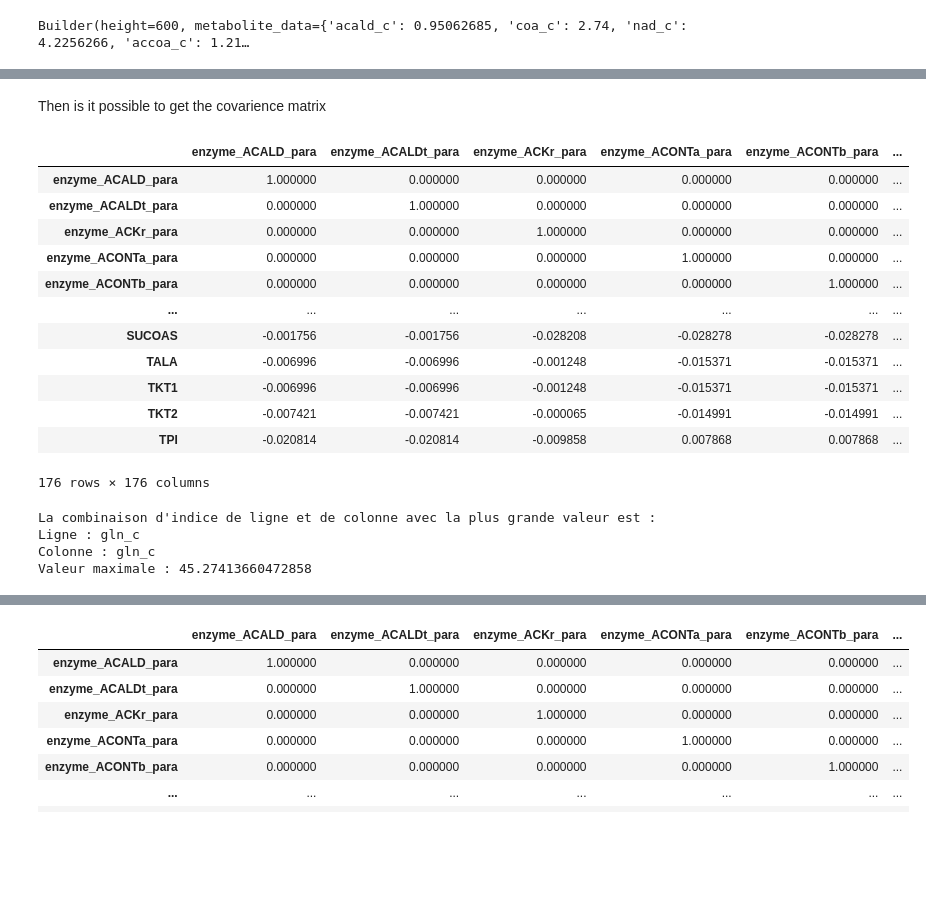
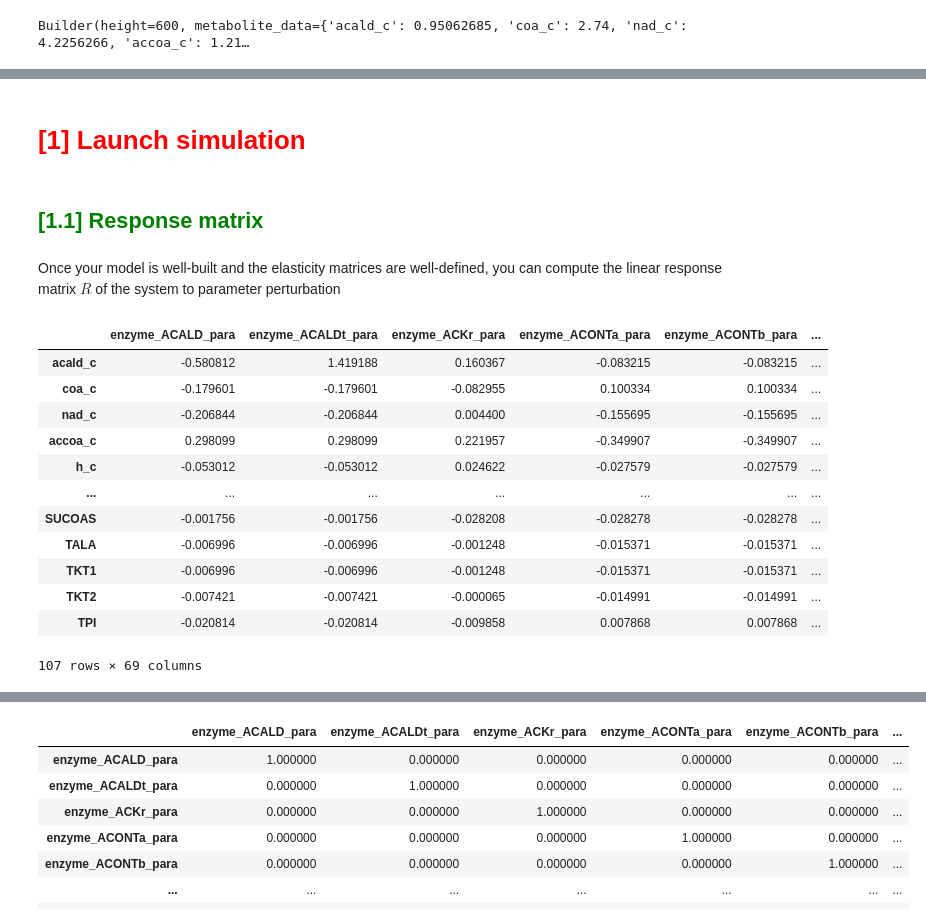
Before and after one commit to tuturax/BadAss, a Jupyter notebook: Notebooks/E_Coli_Core.ipynb, the cells around one changed output, grey strips where cells are left out. Cells and saved outputs as stored; diff of their text form; code cells hidden in the pictures; blank space fills up the shorter version.

```diff
--- a/Notebooks/E_Coli_Core.ipynb
+++ b/Notebooks/E_Coli_Core.ipynb
@@ -19,9 +18,0 @@ So we have to add parameters in the model and complete the elasticity matrix
-# %%
-model.enzymes.add_to_all_reaction()
-model.parameters.add_enzymes()
-
-model.parameters.add_externals()
-
-model.elasticity.s.half_satured()
-
-model.parameters.remove("Temperature")
@@ -41,40 +48,22 @@ Then we can add an enzyme linked to every reactions
-# %%
-model.enzymes.add_to_all_reaction()
-model.parameters.add_enzymes()
-# %% [markdown]
-Then is it possible to get the covarience matrix
+# %% [markdown]
+# <font color='red'> [1] Launch simulation </font>
+# %% [markdown]
+## <font color='green'> [1.1] Response matrix </font>
+# %% [markdown]
+Once your model is well-built and the elasticity matrices are well-defined, you can compute the linear response matrix $R$ of the system to parameter perturbation
 # %%
-model.covariance
+model.R
 # %% [output]
 |  | enzyme_ACALD_para | enzyme_ACALDt_para | enzyme_ACKr_para | enzyme_ACONTa_para | enzyme_ACONTb_para | ... |
-| enzyme_ACALD_para | 1.000000 | 0.000000 | 0.000000 | 0.000000 | 0.000000 | ... |
-| enzyme_ACALDt_para | 0.000000 | 1.000000 | 0.000000 | 0.000000 | 0.000000 | ... |
-| enzyme_ACKr_para | 0.000000 | 0.000000 | 1.000000 | 0.000000 | 0.000000 | ... |
-| enzyme_ACONTa_para | 0.000000 | 0.000000 | 0.000000 | 1.000000 | 0.000000 | ... |
-| enzyme_ACONTb_para | 0.000000 | 0.000000 | 0.000000 | 0.000000 | 1.000000 | ... |
+| acald_c | -0.580812 | 1.419188 | 0.160367 | -0.083215 | -0.083215 | ... |
+| coa_c | -0.179601 | -0.179601 | -0.082955 | 0.100334 | 0.100334 | ... |
+| nad_c | -0.206844 | -0.206844 | 0.004400 | -0.155695 | -0.155695 | ... |
+| accoa_c | 0.298099 | 0.298099 | 0.221957 | -0.349907 | -0.349907 | ... |
+| h_c | -0.053012 | -0.053012 | 0.024622 | -0.027579 | -0.027579 | ... |
 | ... | ... | ... | ... | ... | ... | ... |
 | SUCOAS | -0.001756 | -0.001756 | -0.028208 | -0.028278 | -0.028278 | ... |
 | TALA | -0.006996 | -0.006996 | -0.001248 | -0.015371 | -0.015371 | ... |
 | TKT1 | -0.006996 | -0.006996 | -0.001248 | -0.015371 | -0.015371 | ... |
 | TKT2 | -0.007421 | -0.007421 | -0.000065 | -0.014991 | -0.014991 | ... |
 | TPI | -0.020814 | -0.020814 | -0.009858 | 0.007868 | 0.007868 | ... |
-176 rows × 176 columns
+107 rows × 69 columns
-# %%
-df = model.covariance
-
-# Trouver l'indice de ligne et la colonne avec la valeur maximale
-max_value_index = df.values.argmax()
-max_row, max_col = divmod(max_value_index, len(df.columns))
-max_value = df.values.max()
-
-
-# Afficher les résultats
-print("La combinaison d'indice de ligne et de colonne avec la plus grande valeur est :")
-print("Ligne :", df.index[max_row])
-print("Colonne :", df.columns[max_col])
-print("Valeur maximale :", max_value)
-# %% [output]
-La combinaison d'indice de ligne et de colonne avec la plus grande valeur est :
-Ligne : gln_c
-Colonne : gln_c
-Valeur maximale : 45.27413660472858
```
Also changed, not shown: parts of 31 cells of this notebook, 10 other files.
